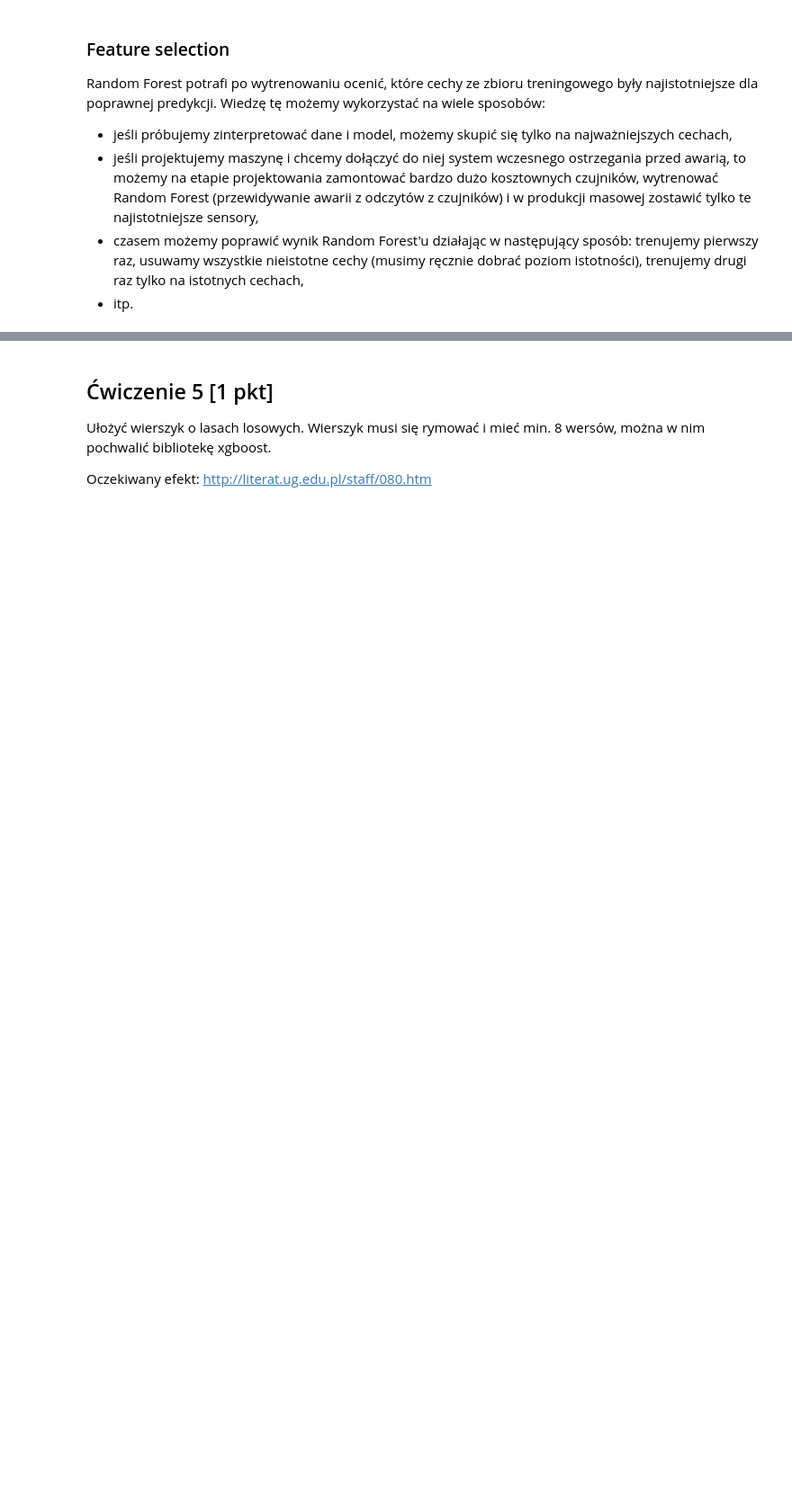
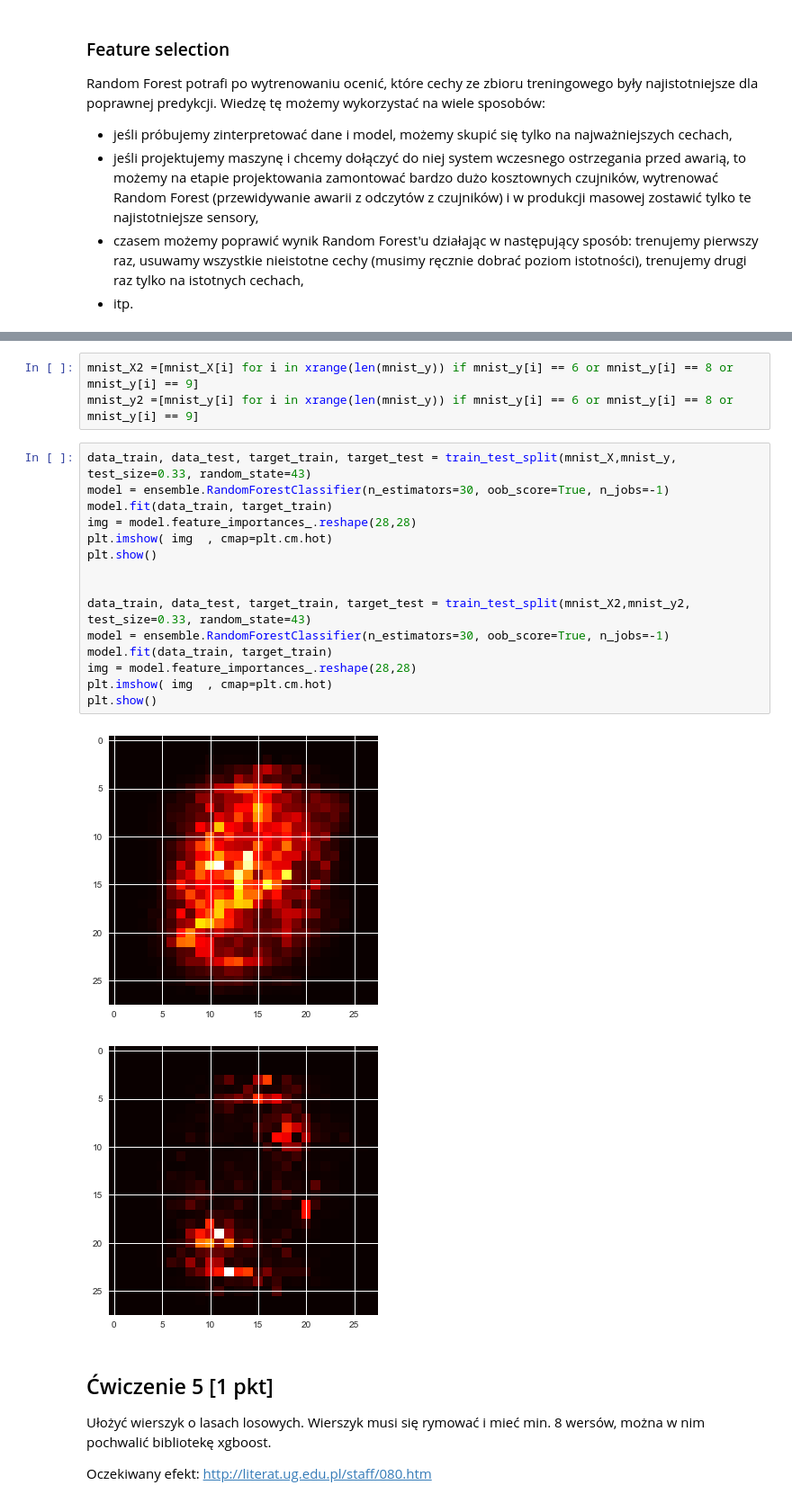
Before and after one commit to 13MaxG/MachineLearningAndrzeja, a Jupyter notebook: L8_Lesniak.ipynb, the cells around one changed output, grey strips where cells are left out. Shown: that part at 90% size. Drawn from its saved outputs; the diff is of its cells as text; blank space fills up the shorter version.

```diff
--- a/L8_Lesniak.ipynb
+++ b/L8_Lesniak.ipynb
@@ -250,3 +330,24 @@ Oczekiwany efekt:
+# %%
+mnist_X2 =[mnist_X[i] for i in xrange(len(mnist_y)) if mnist_y[i] == 6 or mnist_y[i] == 8 or mnist_y[i] == 9]
+mnist_y2 =[mnist_y[i] for i in xrange(len(mnist_y)) if mnist_y[i] == 6 or mnist_y[i] == 8 or mnist_y[i] == 9]
+# %%
+data_train, data_test, target_train, target_test = train_test_split(mnist_X,mnist_y, test_size=0.33, random_state=43)
+model = ensemble.RandomForestClassifier(n_estimators=30, oob_score=True, n_jobs=-1)
+model.fit(data_train, target_train)
+img = model.feature_importances_.reshape(28,28)
+plt.imshow( img  , cmap=plt.cm.hot)
+plt.show()
+
+
+data_train, data_test, target_train, target_test = train_test_split(mnist_X2,mnist_y2, test_size=0.33, random_state=43)
+model = ensemble.RandomForestClassifier(n_estimators=30, oob_score=True, n_jobs=-1)
+model.fit(data_train, target_train)
+img = model.feature_importances_.reshape(28,28)
+plt.imshow( img  , cmap=plt.cm.hot)
+plt.show()
+# %% [output]
+[figure, added]
+[figure, added]
 # %% [markdown]
 ## Ćwiczenie 5 [1 pkt]
 
```
Also changed, not shown: parts of 8 cells of this notebook.
